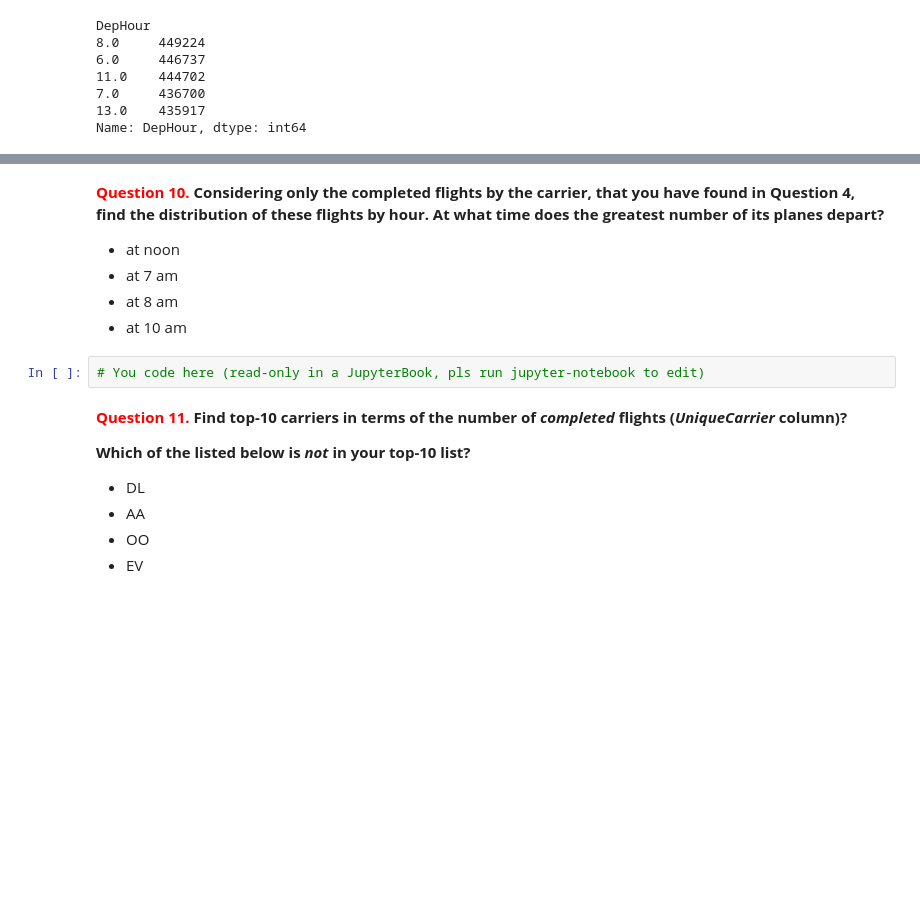
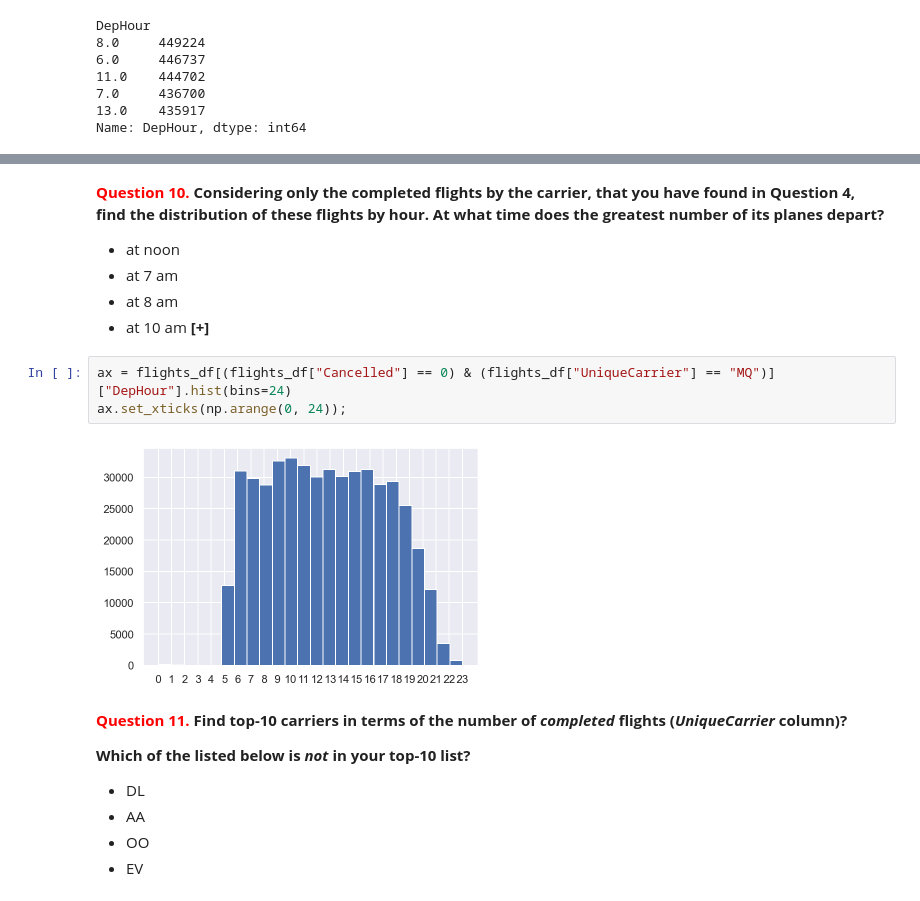
Before and after one commit to Extremesarova/mlcourse, a Jupyter notebook: assignment02/assignment02_USA_flights_EDA.ipynb, the cells around one changed output, grey strips where cells are left out. Saved outputs shown, nothing was run; the diff lists cells and outputs as text; blank space fills up the shorter version.

```diff
--- a/assignment02/assignment02_USA_flights_EDA.ipynb
+++ b/assignment02/assignment02_USA_flights_EDA.ipynb
@@ -406,9 +429,12 @@ Name: DepHour, dtype: int64
 - at noon
 - at 7 am
 - at 8 am
-- at 10 am
+- at 10 am **[+]**
-# %%
-# You code here (read-only in a JupyterBook, pls run jupyter-notebook to edit)
+# %%
+ax = flights_df[(flights_df["Cancelled"] == 0) & (flights_df["UniqueCarrier"] == "MQ")]["DepHour"].hist(bins=24)
+ax.set_xticks(np.arange(0, 24));
+# %% [output]
+[figure, added]
 # %% [markdown]
 **<font color='red'>Question 11.</font> Find top-10 carriers in terms of the number of *completed* flights (_UniqueCarrier_ column)?**
 
```
Also changed, not shown: parts of 13 cells of this notebook.
